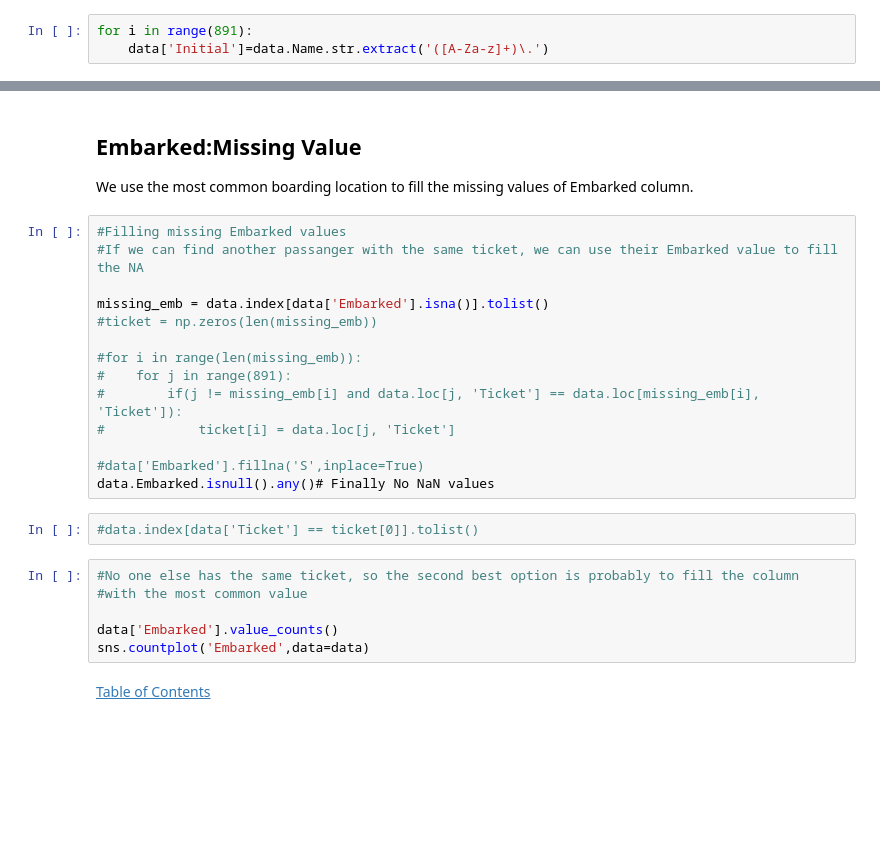
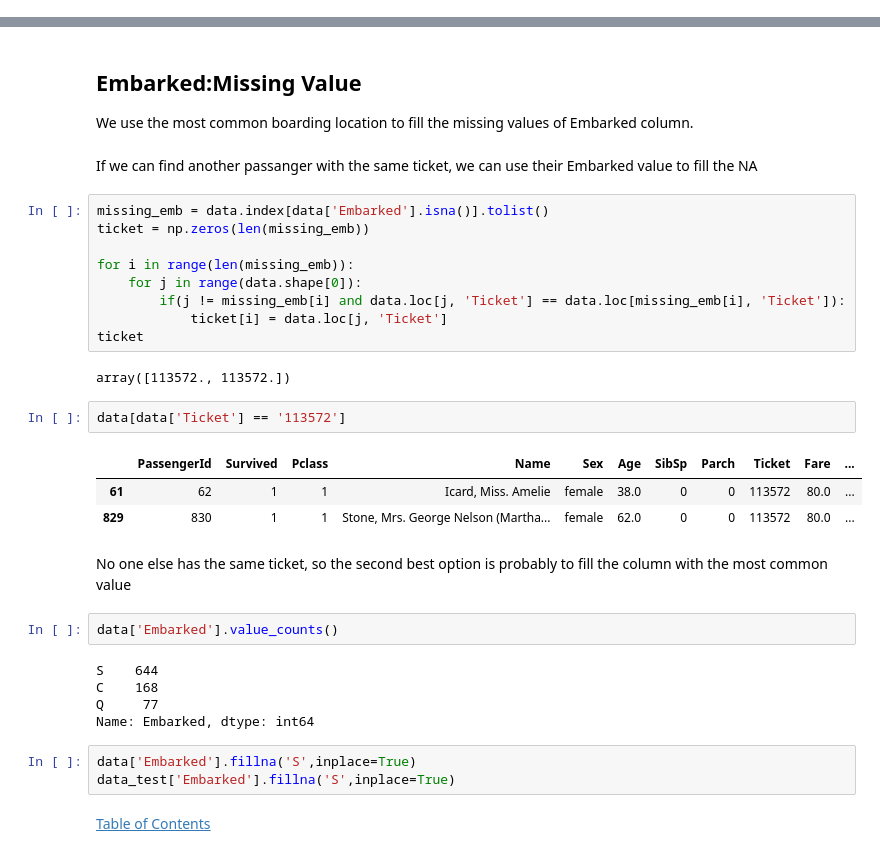
Before and after one commit to rymlaabiyad/ML_titanic, a Jupyter notebook: ML_Titanic.ipynb, the cells around one changed output, grey strips where cells are left out. Drawn from its saved outputs; the diff is of its cells as text; blank space fills up the shorter version.

```diff
--- a/ML_Titanic.ipynb
+++ b/ML_Titanic.ipynb
@@ -281,3 +360,0 @@ data_test = pd.read_csv(path + 'test.csv')
-# %%
-for i in range(891):
-    data['Initial']=data.Name.str.extract('([A-Za-z]+)\.')
@@ -297,28 +392,37 @@ df_na
 ## Embarked:Missing Value <a class="anchor" id="f2.1"></a>
 
 We use the most common boarding location to fill the missing values of Embarked column.
+# %% [markdown]
+If we can find another passanger with the same ticket, we can use their Embarked value to fill the NA
 # %%
-#Filling missing Embarked values
-#If we can find another passanger with the same ticket, we can use their Embarked value to fill the NA
+missing_emb = data.index[data['Embarked'].isna()].tolist()
+ticket = np.zeros(len(missing_emb))
 
-missing_emb = data.index[data['Embarked'].isna()].tolist()
-#ticket = np.zeros(len(missing_emb))
-
-#for i in range(len(missing_emb)):
-#    for j in range(891):
-#        if(j != missing_emb[i] and data.loc[j, 'Ticket'] == data.loc[missing_emb[i], 'Ticket']):
-#            ticket[i] = data.loc[j, 'Ticket']
-
-#data['Embarked'].fillna('S',inplace=True)
-data.Embarked.isnull().any()# Finally No NaN values
+for i in range(len(missing_emb)):
+    for j in range(data.shape[0]):
+        if(j != missing_emb[i] and data.loc[j, 'Ticket'] == data.loc[missing_emb[i], 'Ticket']):
+            ticket[i] = data.loc[j, 'Ticket']
+ticket
+# %% [output]
+array([113572., 113572.])
-# %%
-#data.index[data['Ticket'] == ticket[0]].tolist()
-# %%
-#No one else has the same ticket, so the second best option is probably to fill the column
-#with the most common value
-
-data['Embarked'].value_counts()
-sns.countplot('Embarked',data=data)
+# %%
+data[data['Ticket'] == '113572']
+# %% [output]
+|  | PassengerId | Survived | Pclass | Name | Sex | Age | SibSp | Parch | Ticket | Fare | ... |
+| 61 | 62 | 1 | 1 | Icard, Miss. Amelie | female | 38.0 | 0 | 0 | 113572 | 80.0 | ... |
+| 829 | 830 | 1 | 1 | Stone, Mrs. George Nelson (Martha... | female | 62.0 | 0 | 0 | 113572 | 80.0 | ... |
+# %% [markdown]
+No one else has the same ticket, so the second best option is probably to fill the column with the most common value
+# %%
+data['Embarked'].value_counts()
+# %% [output]
+S    644
+C    168
+Q     77
+Name: Embarked, dtype: int64
+# %%
+data['Embarked'].fillna('S',inplace=True)
+data_test['Embarked'].fillna('S',inplace=True)
 # %% [markdown]
 [Table of Contents](#toc)
 # %% [markdown]
```
Also changed, not shown: parts of 68 cells of this notebook, 2 other files.
